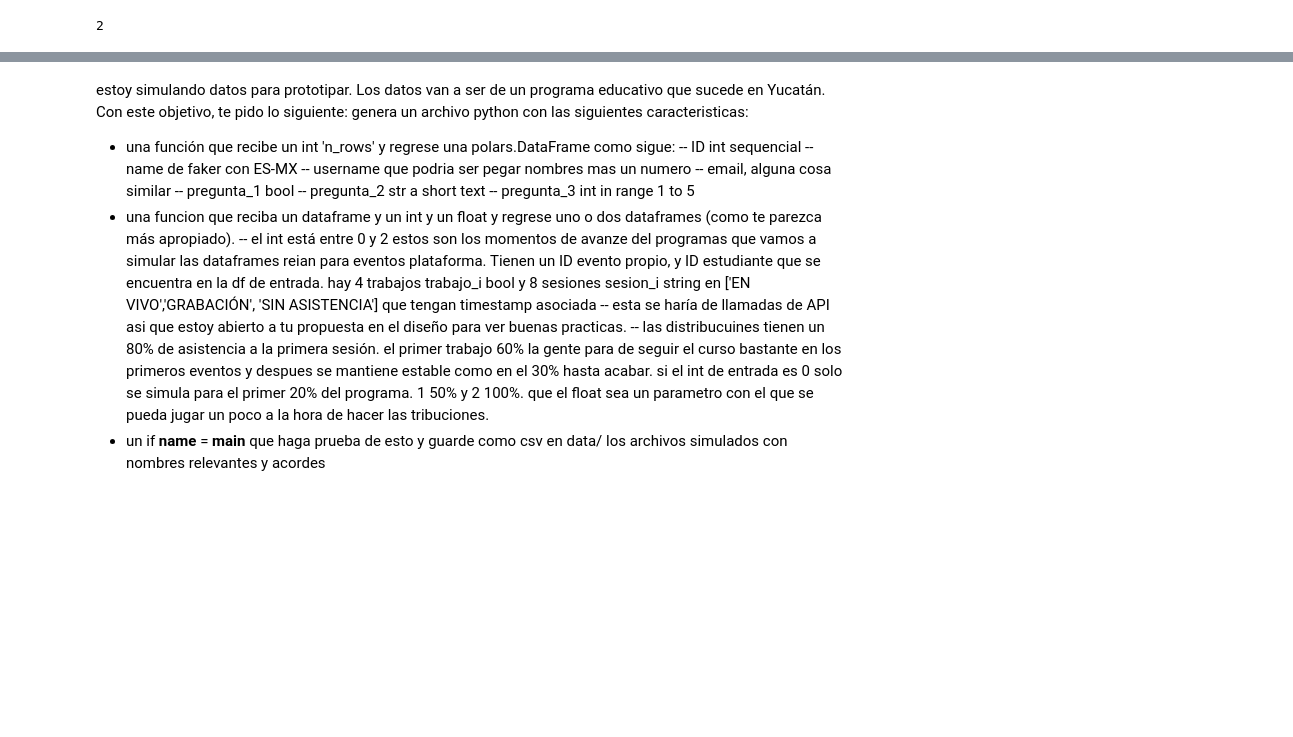
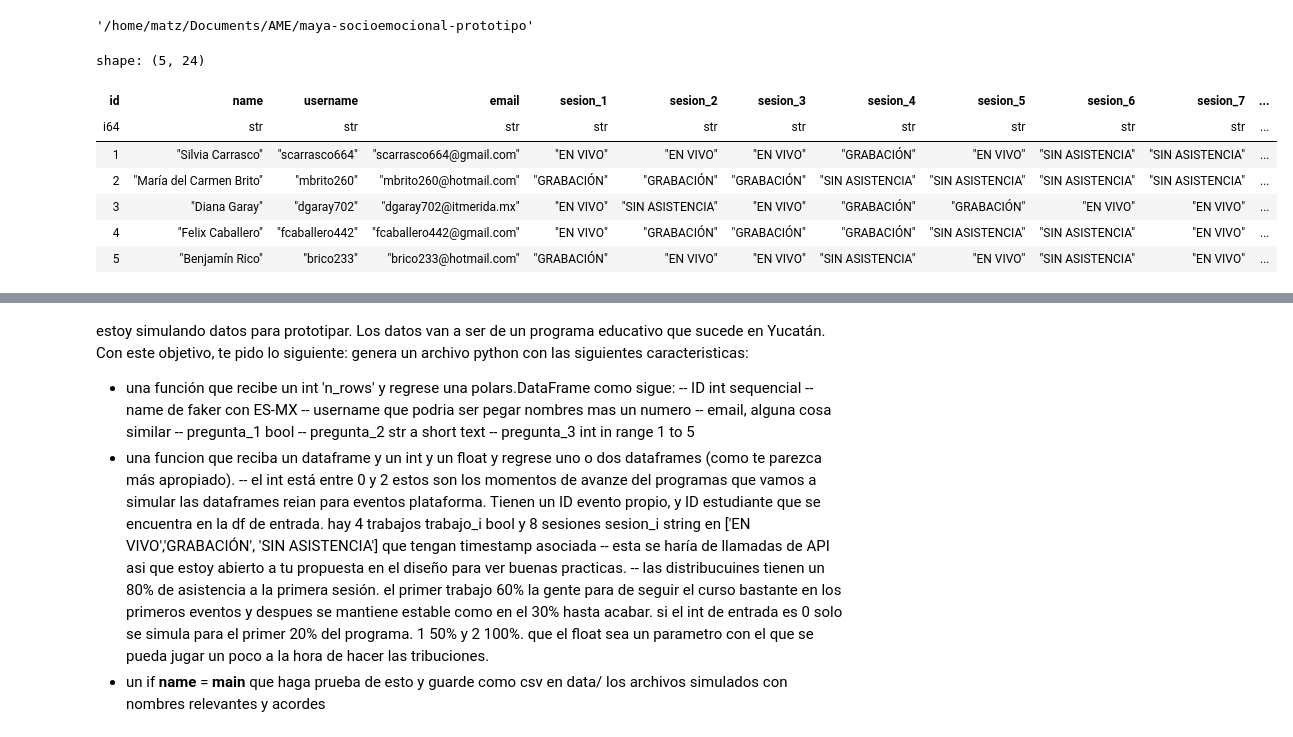
Before and after one commit to MatiasTroncosoATE/prototipo_maya, a Jupyter notebook: exploracion.ipynb, the cells around one changed output, grey strips where cells are left out. Saved outputs shown, nothing was run; the diff lists cells and outputs as text; code cells hidden in the pictures; blank space fills up the shorter version.

```diff
--- a/exploracion.ipynb
+++ b/exploracion.ipynb
@@ -1,4 +1,17 @@
 # %%
-1+1
+pwd
 # %% [output]
-2
+'/home/matz/Documents/AME/maya-socioemocional-prototipo'
+# %%
+df = pl.read_csv('data/bm_momento_2_optimista.csv')
+# %%
+df.head(5)
+# %% [output]
+shape: (5, 24)
+| id | name | username | email | sesion_1 | sesion_2 | sesion_3 | sesion_4 | sesion_5 | sesion_6 | sesion_7 | ... |
+| i64 | str | str | str | str | str | str | str | str | str | str | ... |
+| 1 | "Silvia Carrasco" | "scarrasco664" | "scarrasco664@gmail.com" | "EN VIVO" | "EN VIVO" | "EN VIVO" | "GRABACIÓN" | "EN VIVO" | "SIN ASISTENCIA" | "SIN ASISTENCIA" | ... |
+| 2 | "María del Carmen Brito" | "mbrito260" | "mbrito260@hotmail.com" | "GRABACIÓN" | "GRABACIÓN" | "GRABACIÓN" | "SIN ASISTENCIA" | "SIN ASISTENCIA" | "SIN ASISTENCIA" | "SIN ASISTENCIA" | ... |
+| 3 | "Diana Garay" | "dgaray702" | "dgaray702@itmerida.mx" | "EN VIVO" | "SIN ASISTENCIA" | "EN VIVO" | "GRABACIÓN" | "GRABACIÓN" | "EN VIVO" | "EN VIVO" | ... |
+| 4 | "Felix Caballero" | "fcaballero442" | "fcaballero442@gmail.com" | "EN VIVO" | "GRABACIÓN" | "GRABACIÓN" | "GRABACIÓN" | "SIN ASISTENCIA" | "SIN ASISTENCIA" | "EN VIVO" | ... |
+| 5 | "Benjamín Rico" | "brico233" | "brico233@hotmail.com" | "GRABACIÓN" | "EN VIVO" | "EN VIVO" | "SIN ASISTENCIA" | "EN VIVO" | "SIN ASISTENCIA" | "EN VIVO" | ... |
```
Also changed, not shown: parts of 1 cell of this notebook, 19 other files.
